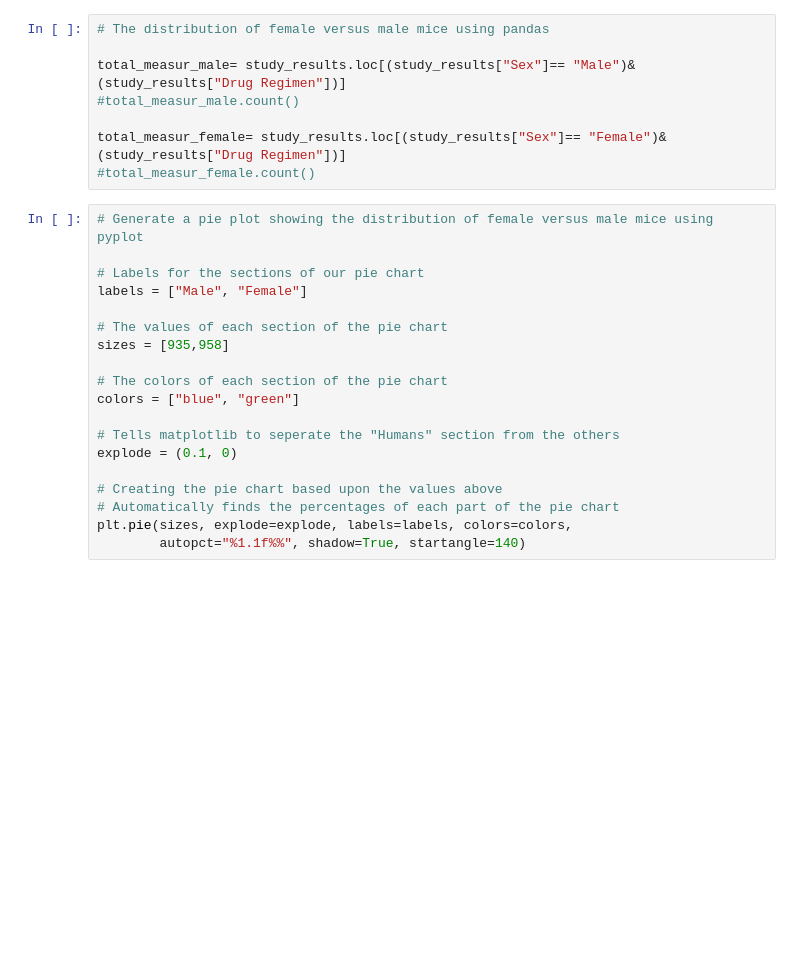
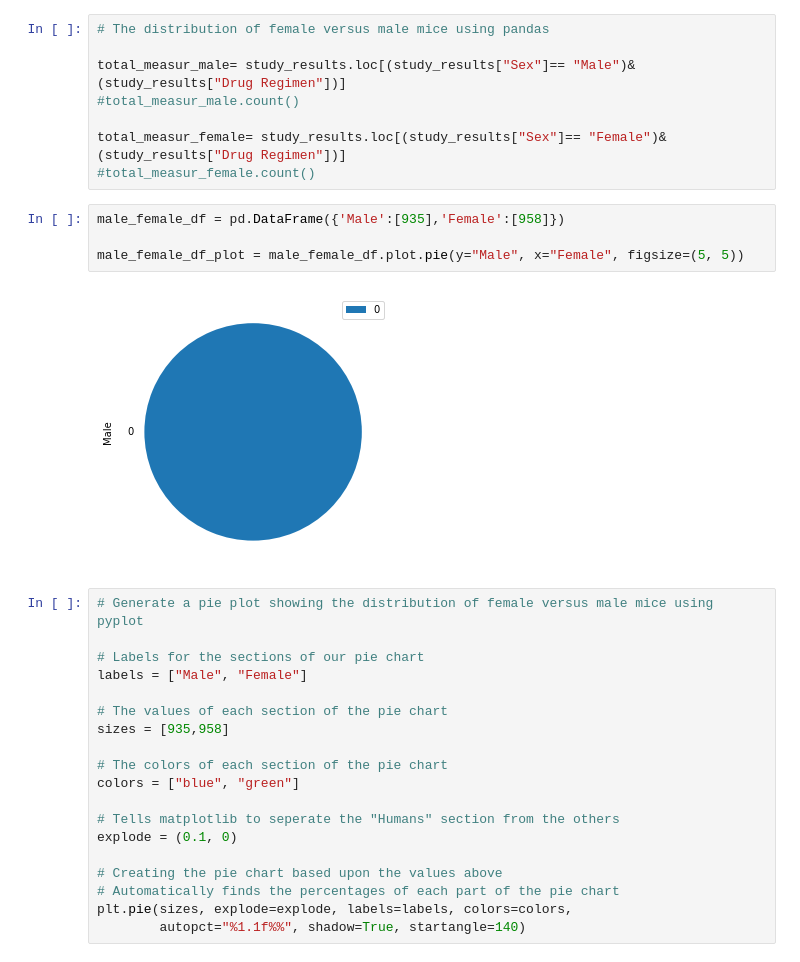
Before and after one commit to Yazz-01/Matplotlib_Pharma_Challenge, a Jupyter notebook: main_pharma.ipynb, the cells around one changed output. Cells and saved outputs as stored; diff of their text form; blank space fills up the shorter version.

```diff
--- a/main_pharma.ipynb
+++ b/main_pharma.ipynb
@@ -172,6 +208,12 @@ total_measur_male= study_results.loc[(study_results["Sex"]== "Male")&(study_resu
 
 total_measur_female= study_results.loc[(study_results["Sex"]== "Female")&(study_results["Drug Regimen"])]
 #total_measur_female.count()
+# %%
+male_female_df = pd.DataFrame({'Male':[935],'Female':[958]})
+
+male_female_df_plot = male_female_df.plot.pie(y="Male", x="Female", figsize=(5, 5))
+# %% [output]
+[figure, added]
 # %%
 # Generate a pie plot showing the distribution of female versus male mice using pyplot
 
```
Also changed, not shown: parts of 7 cells of this notebook.
